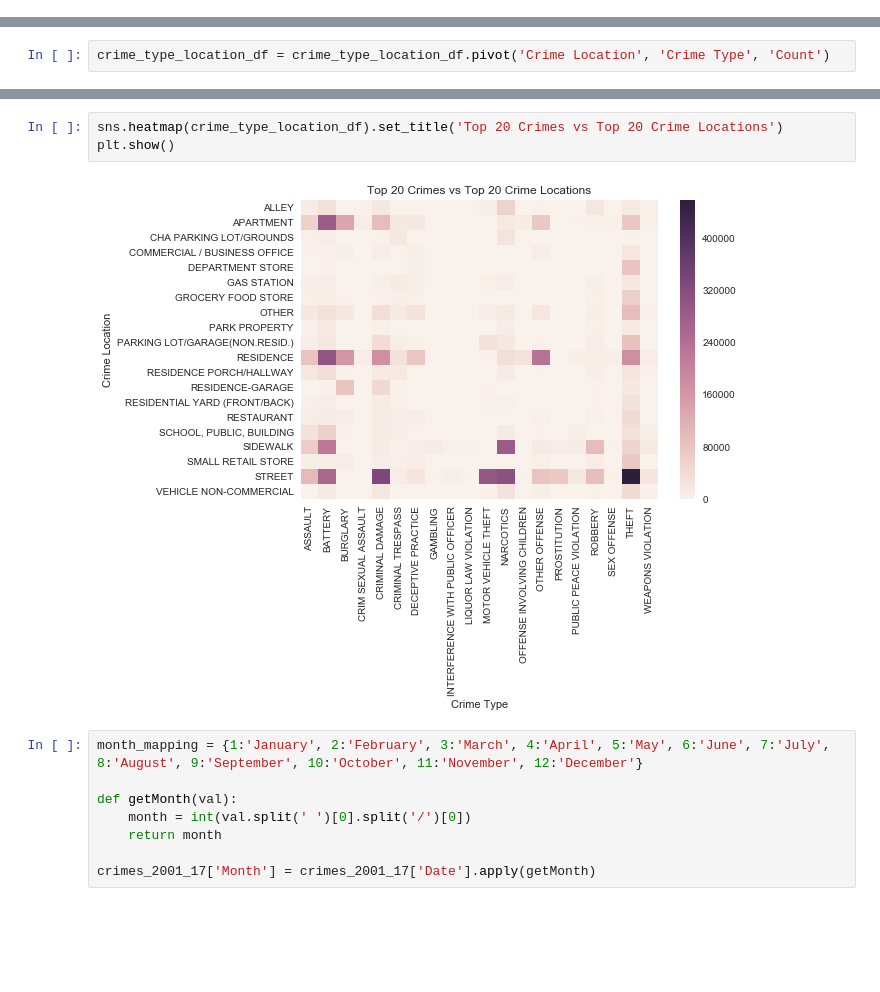
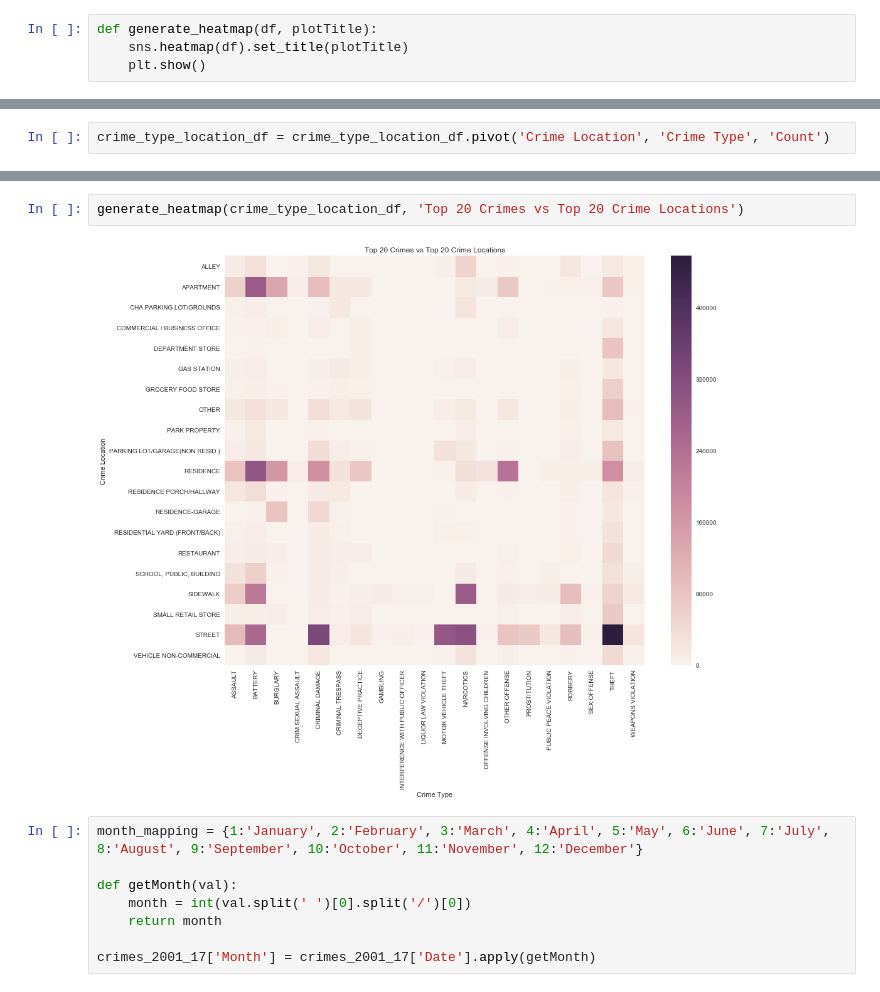
Before and after one commit to bodhisattamaiti25/projects-data-science, a Jupyter notebook: chicago_crime_data_analysis/chicago_crime_data_analysis.ipynb, the cells around one changed output, grey strips where cells are left out. Drawn from its saved outputs; the diff is of its cells as text; blank space fills up the shorter version.

```diff
--- a/chicago_crime_data_analysis/chicago_crime_data_analysis.ipynb
+++ b/chicago_crime_data_analysis/chicago_crime_data_analysis.ipynb
@@ -5,3 +23,7 @@ import matplotlib.pyplot as plt
+# %%
+def generate_heatmap(df, plotTitle):
+    sns.heatmap(df).set_title(plotTitle)
+    plt.show()
 # %%
 chicago_crimes_2001_04 = pd.read_csv('Chicago_Crimes_2001_to_2004.csv', error_bad_lines=False, index_col=0)
 print('crimes_2001_04 shape',chicago_crimes_2001_04.shape)
@@ -252,10 +234,9 @@ crime_type_location_df.head()
 | COMMERCIAL / BUSINESS OFFICE | 2715 | 2242 | 6123 | 42 | 8047 | 1548 | ... |
 | DEPARTMENT STORE | 1572 | 1823 | 832 | 8 | 1198 | 1464 | ... |
 # %%
-sns.heatmap(crime_type_location_df).set_title('Top 20 Crimes vs Top 20 Crime Locations')
-plt.show()
+generate_heatmap(crime_type_location_df, 'Top 20 Crimes vs Top 20 Crime Locations')
 # %% [output]
-[figure, old version]
+[figure, new version]
 # %%
 month_mapping = {1:'January', 2:'February', 3:'March', 4:'April', 5:'May', 6:'June', 7:'July', 8:'August', 9:'September', 10:'October', 11:'November', 12:'December'}
 
```
Also changed, not shown: parts of 18 cells of this notebook.
